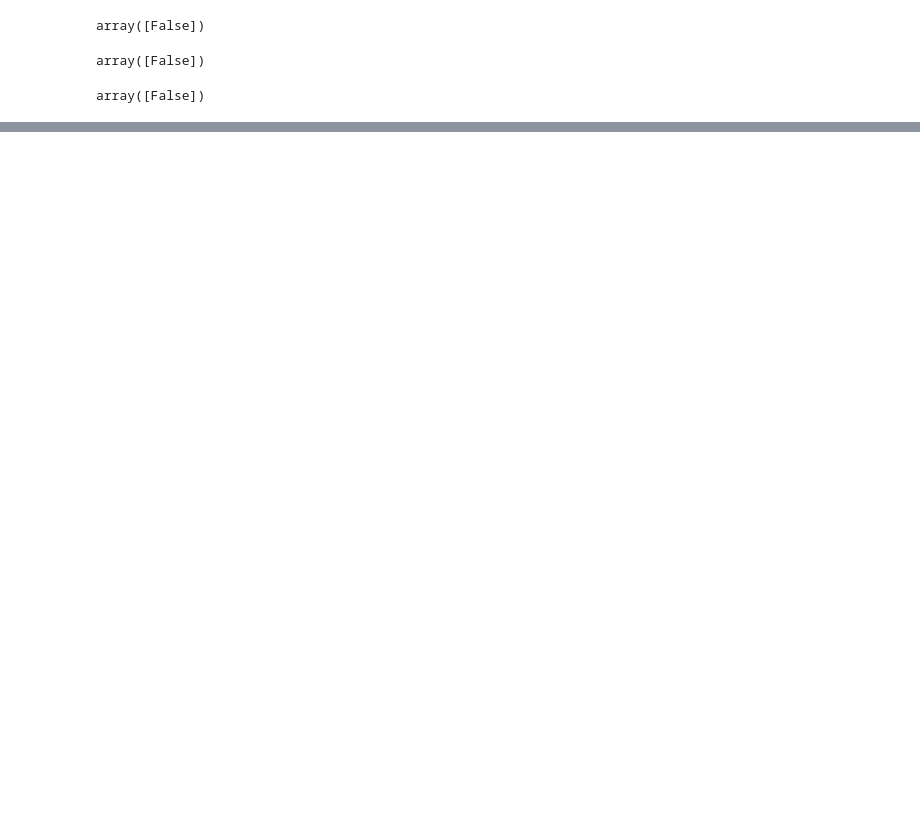
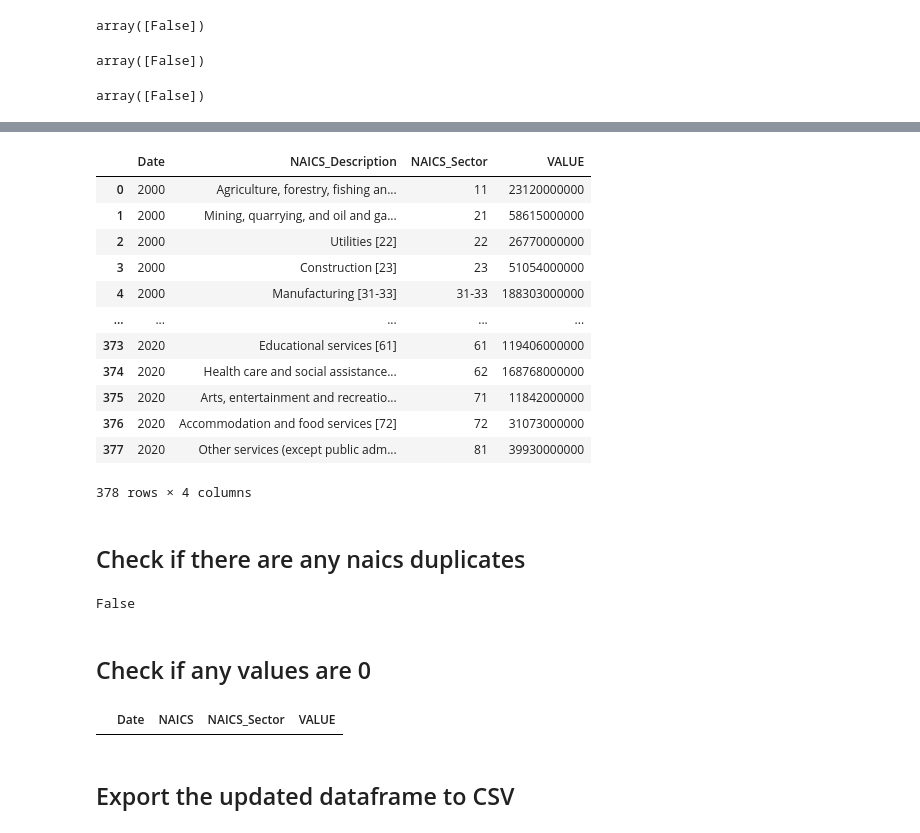
Before and after one commit to KhaledElbasiouni/CSI4142-Project, a Jupyter notebook: data-staging-gdp.ipynb, the cells around one changed output, grey strips where cells are left out. Cells and saved outputs as stored; diff of their text form; code cells hidden in the pictures; blank space fills up the shorter version.

```diff
--- a/data-staging-gdp.ipynb
+++ b/data-staging-gdp.ipynb
@@ -121,0 +209,31 @@ df
+# %%
+updated_df.rename(columns={'NAICS': 'NAICS_Description'})
+# %% [output]
+|  | Date | NAICS_Description | NAICS_Sector | VALUE |
+| 0 | 2000 | Agriculture, forestry, fishing an... | 11 | 23120000000 |
+| 1 | 2000 | Mining, quarrying, and oil and ga... | 21 | 58615000000 |
+| 2 | 2000 | Utilities [22] | 22 | 26770000000 |
+| 3 | 2000 | Construction [23] | 23 | 51054000000 |
+| 4 | 2000 | Manufacturing [31-33] | 31-33 | 188303000000 |
+| ... | ... | ... | ... | ... |
+| 373 | 2020 | Educational services [61] | 61 | 119406000000 |
+| 374 | 2020 | Health care and social assistance... | 62 | 168768000000 |
+| 375 | 2020 | Arts, entertainment and recreatio... | 71 | 11842000000 |
+| 376 | 2020 | Accommodation and food services [72] | 72 | 31073000000 |
+| 377 | 2020 | Other services (except public adm... | 81 | 39930000000 |
+378 rows × 4 columns
+# %% [markdown]
+## Check if there are any naics duplicates
+# %%
+duplicated = updated_df.duplicated(subset=['Date', 'NAICS_Sector'], keep=False)
+duplicated.any()
+# %% [output]
+False
+# %% [markdown]
+## Check if any values are 0
+# %%
+updated_df[updated_df['VALUE'] == 0]
+# %% [output]
+|  | Date | NAICS | NAICS_Sector | VALUE |
+# %% [markdown]
+## Export the updated dataframe to CSV
```
Also changed, not shown: parts of 42 cells of this notebook.
